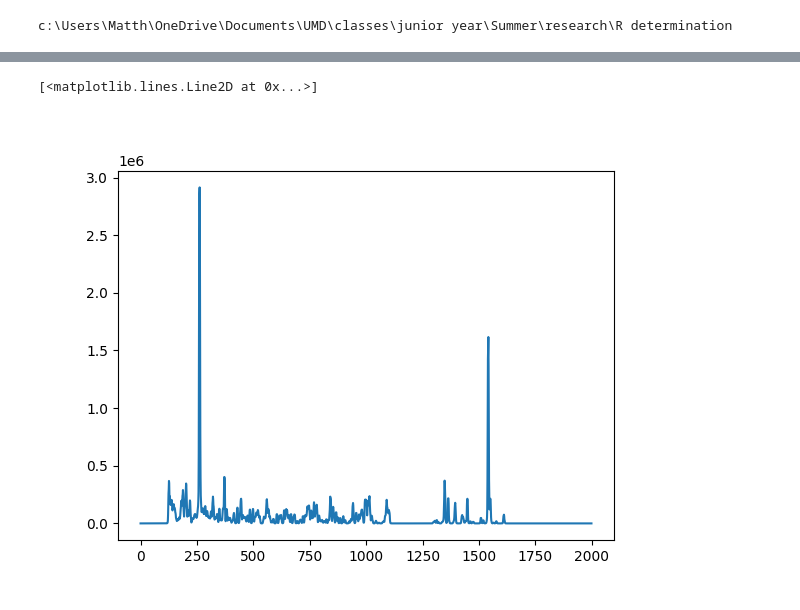
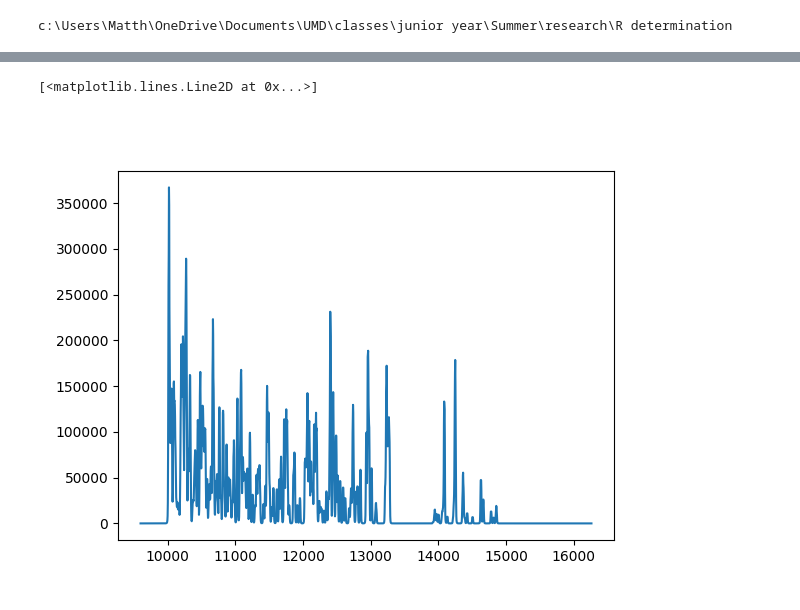
Before and after one commit to MatthewPrem/SpecWavUtils, a Jupyter notebook: YJ/vph300/findR.ipynb, the cells around one changed output, grey strips where cells are left out. Saved outputs shown, nothing was run; the diff lists cells and outputs as text; code cells hidden in the pictures.

```diff
--- a/YJ/vph300/findR.ipynb
+++ b/YJ/vph300/findR.ipynb
@@ -16,7 +16,8 @@ import matplotlib.pyplot as plt
 from scipy.optimize import curve_fit
 # %%
 linePath = "C:\\Users\\Matth\\OneDrive\\Documents\\UMD\\classes\\junior year\\Semester 2\\research\\XeHgArKr_lines.dat"
-lines =  Util.createLineList(linePath, mergedLines=["Kr", "Xe", "Ar"], minWav=10000, maxWav=15000)
+lines =  Util.createLineList(linePath, mergedLines=["Ar", "Xe"], maxAmp=200000, minWav=10000, maxWav=15000)
+#lines = Util.loadLineList("tmpLines.dat")
 
 imagePath = "C:\\Users\\Matth\\OneDrive\\Documents\\UMD\\classes\\junior year\\Semester 2\\research\\step0\\drive-download-20260309T151050Z-3-001\\20250123.rimas.0060.YJ.fits"
 spec2D = fits.open(imagePath)[0].data
@@ -38,9 +41,10 @@ ax.set_aspect("auto")
 # %%
 fig, ax = plt.subplots()
-ax.plot(Spec1D.calcModel(lines, 2000, 9600, 0.3))
+xs = np.arange(0,2000)
+ax.plot(Spec1D.pixelToWav(xs, 9600,0.3),Spec1D.calcModel(lines, 2000, 9600, 0.3))
 # %% [output]
 [<matplotlib.lines.Line2D at 0x...>]
-[figure, old version]
+[figure, new version]
 # %%
 spec = Spec1D.convert2Dto1D(spec2D, minY, maxY)
 continuum = Spec1D.continuum(spec, thresh=1, debug=False)
```
Also changed, not shown: parts of 3 cells of this notebook, 2 other files.
